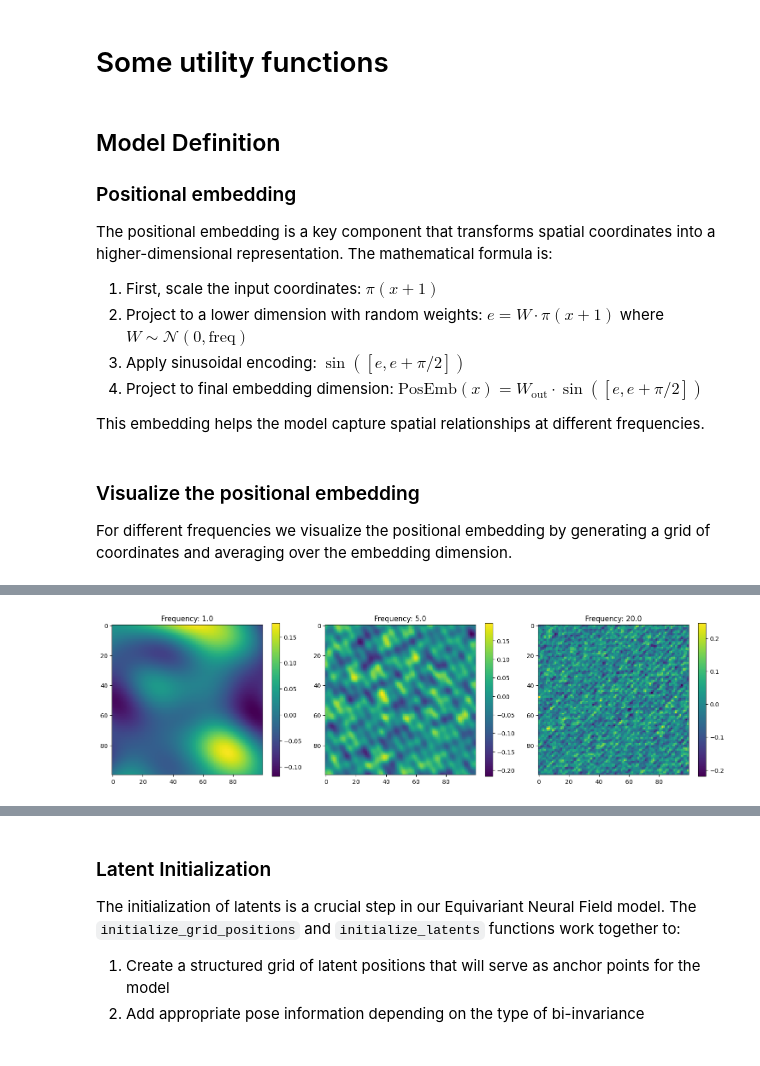
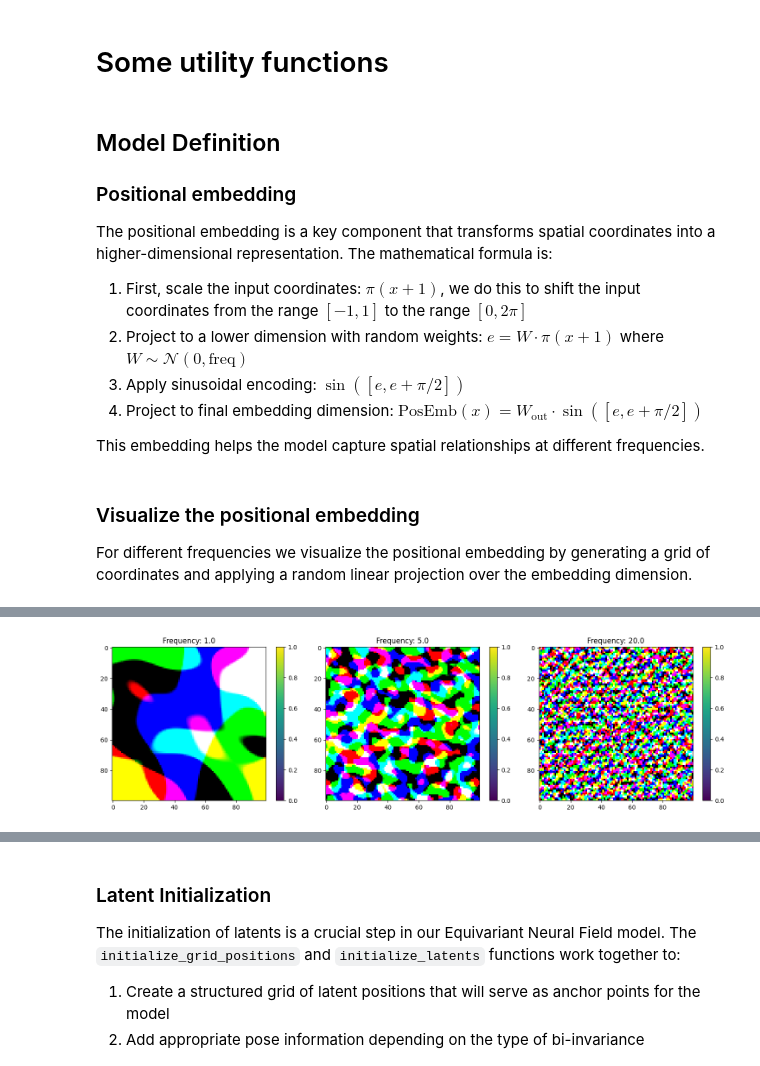
Before and after one commit to Dafidofff/ENF-Hackathon, a Jupyter notebook: enf_standalone.ipynb, the cells around one changed output, grey strips where cells are left out. Drawn from its saved outputs; the diff is of its cells as text; code cells hidden in the pictures.

```diff
--- a/enf_standalone.ipynb
+++ b/enf_standalone.ipynb
@@ -159,7 +168,7 @@ def get_dataloader(dataset_cfg, shuffle_train=True):
 
 The positional embedding is a key component that transforms spatial coordinates into a higher-dimensional representation. The mathematical formula is:
 
-1. First, scale the input coordinates: $\pi(x + 1)$
+1. First, scale the input coordinates: $\pi(x + 1)$, we do this to shift the input coordinates from the range $[-1, 1]$ to the range $[0, 2\pi]$
 2. Project to a lower dimension with random weights: $e = W \cdot \pi(x + 1)$ where $W \sim \mathcal{N}(0, \text{freq})$
 3. Apply sinusoidal encoding: $\sin([e, e + \pi/2])$
 4. Project to final embedding dimension: $\text{PosEmb}(x) = W_{\text{out}} \cdot \sin([e, e + \pi/2])$
@@ -178,7 +187,7 @@ class PosEmb(nn.Module):
 # %% [markdown]
 ### Visualize the positional embedding
 
-For different frequencies we visualize the positional embedding by generating a grid of coordinates and averaging over the embedding dimension.
+For different frequencies we visualize the positional embedding by generating a grid of coordinates and applying a random linear projection over the embedding dimension.
 # %%
 
 # Initialize the positional embedding for different frequencies
@@ -192,11 +201,16 @@ grid = jnp.repeat(grid[None, ...], 1, axis=0)
 params = [posemb[i].init(jax.random.PRNGKey(i), grid) for i in range(len(posemb))]
 out = [posemb[i].apply(params[i], grid) for i in range(len(posemb))]
 
+# Sample a random linear projection over the embedding dimension
+key = jax.random.PRNGKey(0)
+W = jax.random.normal(key, (128, 3))
+out = [out[i] @ W for i in range(len(posemb))]
+
 # Plot the output for each frequency
 plt.figure(figsize=(15, 4))
 for i in range(len(posemb)):
     plt.subplot(1, 3, i+1)
-    plt.imshow(jnp.mean(out[i][0].reshape(100, 100, -1), axis=-1)) # average over the embedding dimension
+    plt.imshow(out[i][0].reshape(100, 100, -1)) # average over the embedding dimension
     plt.colorbar()
     plt.title(f"Frequency: {freqs[i]}")
 plt.tight_layout()
@@ -205,4 +222,4 @@ plt.show()
-[figure, old version]
+[figure, new version]
 # %% [markdown]
 ## Define the bi-invariant functions
 
```
Also changed, not shown: parts of 6 cells of this notebook, 2 other files.
